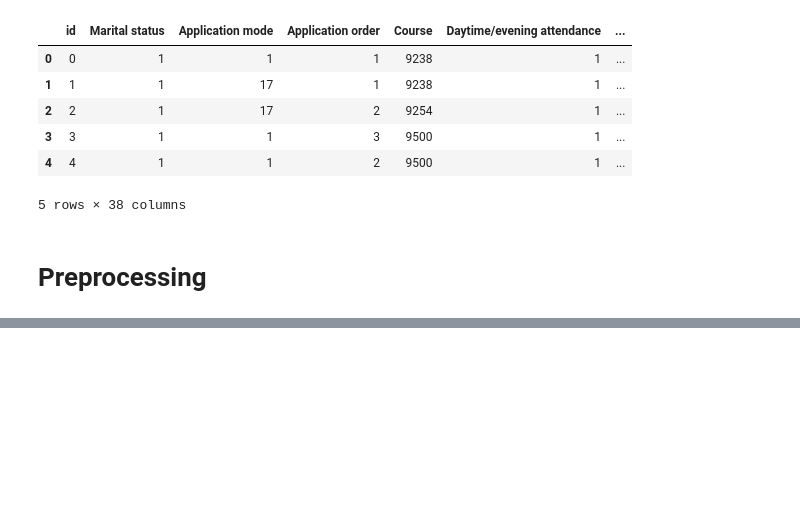
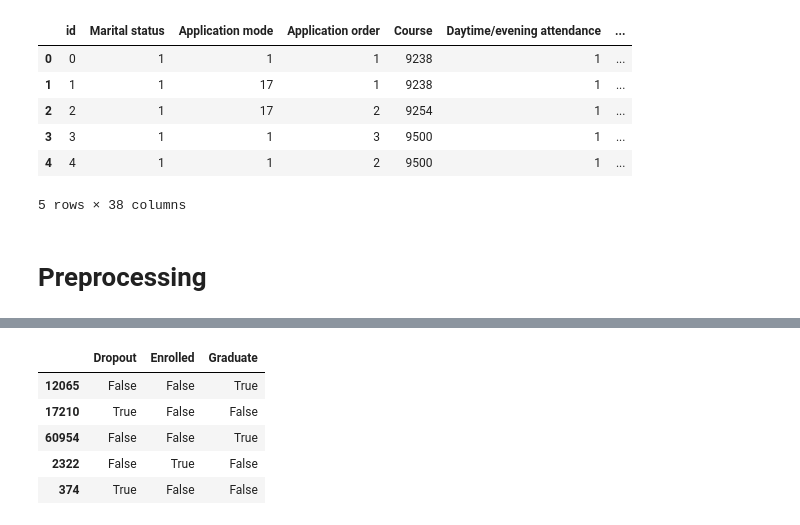
Before and after one commit to ouriquco/Classificiation-Academic-Success, a Jupyter notebook: AcademicSuccessClassification.ipynb, the cells around one changed output, grey strips where cells are left out. Drawn from its saved outputs; the diff is of its cells as text; code cells hidden in the pictures; blank space fills up the shorter version.

```diff
--- a/AcademicSuccessClassification.ipynb
+++ b/AcademicSuccessClassification.ipynb
@@ -125,0 +244,8 @@ plt.show()
+# %%
+# Random Forest
+
+clf = RandomForestClassifier()
+clf.fit(x_train, y_train)
+
+y_preds = clf.predict(x_test)
+y_preds_train = clf.predict(x_train)
@@ -125,0 +338,22 @@ plt.show()
+# %%
+##############################
+### Tuning Hyperparamete
+##############################
+from sklearn.model_selection import GridSearchCV
+
+parameters = {
+    'n_estimators': [100, 120, 150, 200],
+    'learning_rate': [0.05, 0.1],
+    'max_depth': [3, 4, 5],
+    # 'min_samples_leaf': [1, 2, 3],
+}
+
+# cv = k-fold cross validation
+### split data into k sections/subsets, use k-1 sections as train and other one as test
+### repeat k times with test section changing each time
+clf = GridSearchCV(GradientBoostingClassifier(random_state=42), parameters, cv=5)
+clf.fit(x_train, y_train)
+
+# need training & validation score, and best model
+print(clf.best_score_)
+print(clf.best_params_)
@@ -125,0 +404,20 @@ plt.show()
+# %%
+# Reshape for 1D CNN: (samples, features, channels)
+x_train = x_train.to_numpy()
+x_reshaped = x_train.reshape(x_train.shape[0], x_train.shape[1], 1)
+
+x_test = x_test.to_numpy()
+x_test = x_test.reshape(x_test.shape[0], x_test.shape[1], 1)
+
+# One Hot Encode Y
+y_train_1hot = pd.get_dummies(y_train)
+y_test_1hot = pd.get_dummies(y_test)
+
+y_train_1hot.head(5)
+# %% [output]
+|  | Dropout | Enrolled | Graduate |
+| 12065 | False | False | True |
+| 17210 | True | False | False |
+| 60954 | False | False | True |
+| 2322 | False | True | False |
+| 374 | True | False | False |
```
Also changed, not shown: parts of 31 cells of this notebook, 1 other file.
